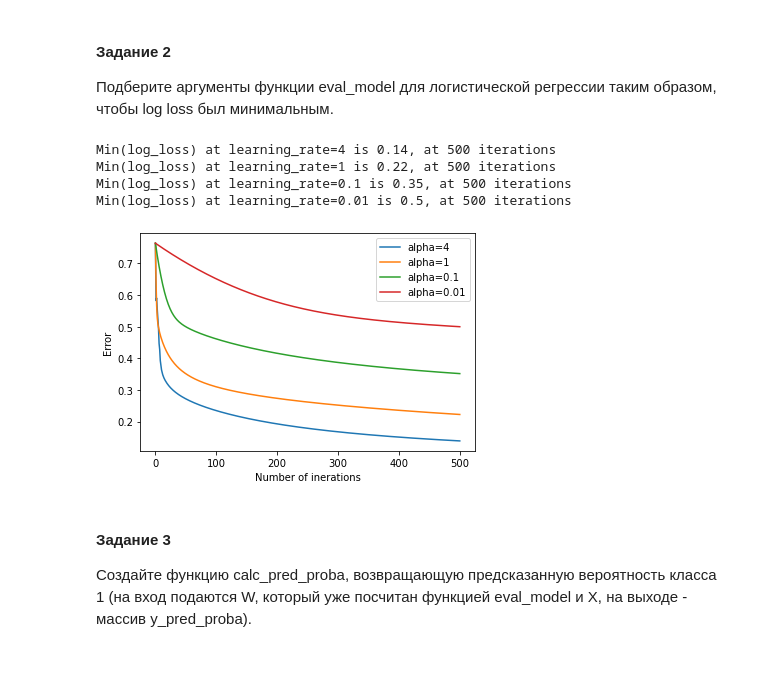
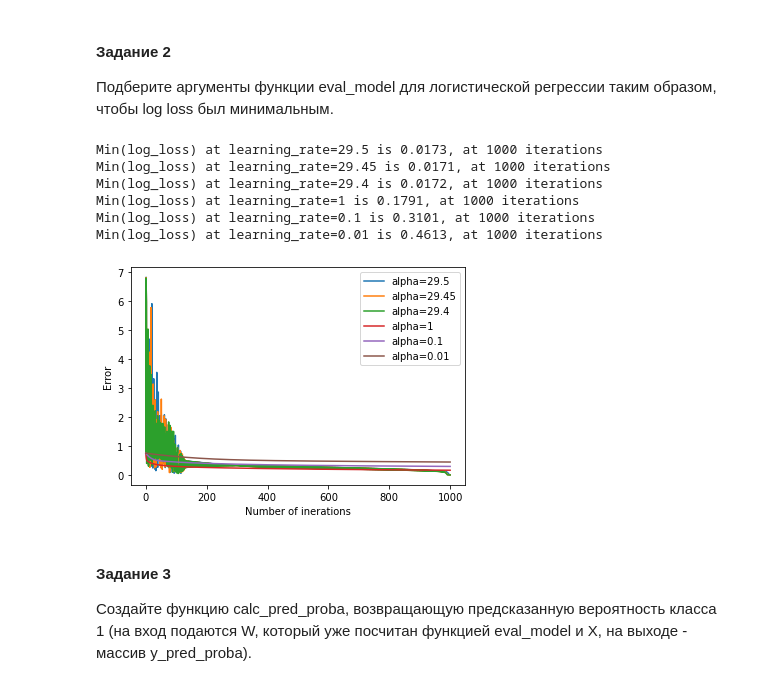
Before and after one commit to Yanina-Kutovaya/Algorithms, a Jupyter notebook: 3_Logistic_classification.ipynb, the cells around one changed output. Drawn from its saved outputs; the diff is of its cells as text; code cells hidden in the pictures.

```diff
--- a/3_Logistic_classification.ipynb
+++ b/3_Logistic_classification.ipynb
@@ -14,8 +14,7 @@ X[1:,:] = (X[1:,:] - X[1:,:].mean(axis=1).reshape([3, 1])) / X[1:,:].std(axis=1)
 #### Задание 1
 Измените функцию calc_logloss так, чтобы нули по возможности не попадали в np.log.
 # %%
-def calc_logloss(y, y_pred):
-    epsilon = 1e-12
+def calc_logloss(y, y_pred, epsilon = 1e-12):
     y_pred[y_pred==0] += epsilon
     y_pred[y_pred==1] -= epsilon
     err = - np.mean(y * np.log(y_pred) + (1.0 - y) * np.log(1.0 - y_pred))
@@ -61,15 +60,17 @@ def plot (t, alpha_list, model=eval_model):
     plt.legend(['alpha=' + str(i) for i in alpha_list])
     plt.show()
 # %%
-t = 500
-alpha_list = [4, 1, 1e-1,  1e-2]
+t = 1000
+alpha_list = [29.5, 29.45, 29.4, 1, 1e-1,  1e-2]
 plot (t, alpha_list)
 # %% [output]
-Min(log_loss) at learning_rate=4 is 0.14, at 500 iterations
-Min(log_loss) at learning_rate=1 is 0.22, at 500 iterations
-Min(log_loss) at learning_rate=0.1 is 0.35, at 500 iterations
-Min(log_loss) at learning_rate=0.01 is 0.5, at 500 iterations
+Min(log_loss) at learning_rate=29.5 is 0.0173, at 1000 iterations
+Min(log_loss) at learning_rate=29.45 is 0.0171, at 1000 iterations
+Min(log_loss) at learning_rate=29.4 is 0.0172, at 1000 iterations
+Min(log_loss) at learning_rate=1 is 0.1791, at 1000 iterations
+Min(log_loss) at learning_rate=0.1 is 0.3101, at 1000 iterations
+Min(log_loss) at learning_rate=0.01 is 0.4613, at 1000 iterations
-[figure, old version]
+[figure, new version]
 # %% [markdown]
 #### Задание 3
 Создайте функцию calc_pred_proba, возвращающую предсказанную вероятность класса 1 (на вход подаются W, который уже посчитан функцией eval_model и X, на выходе - массив y_pred_proba).
```
Also changed, not shown: parts of 9 cells of this notebook.
